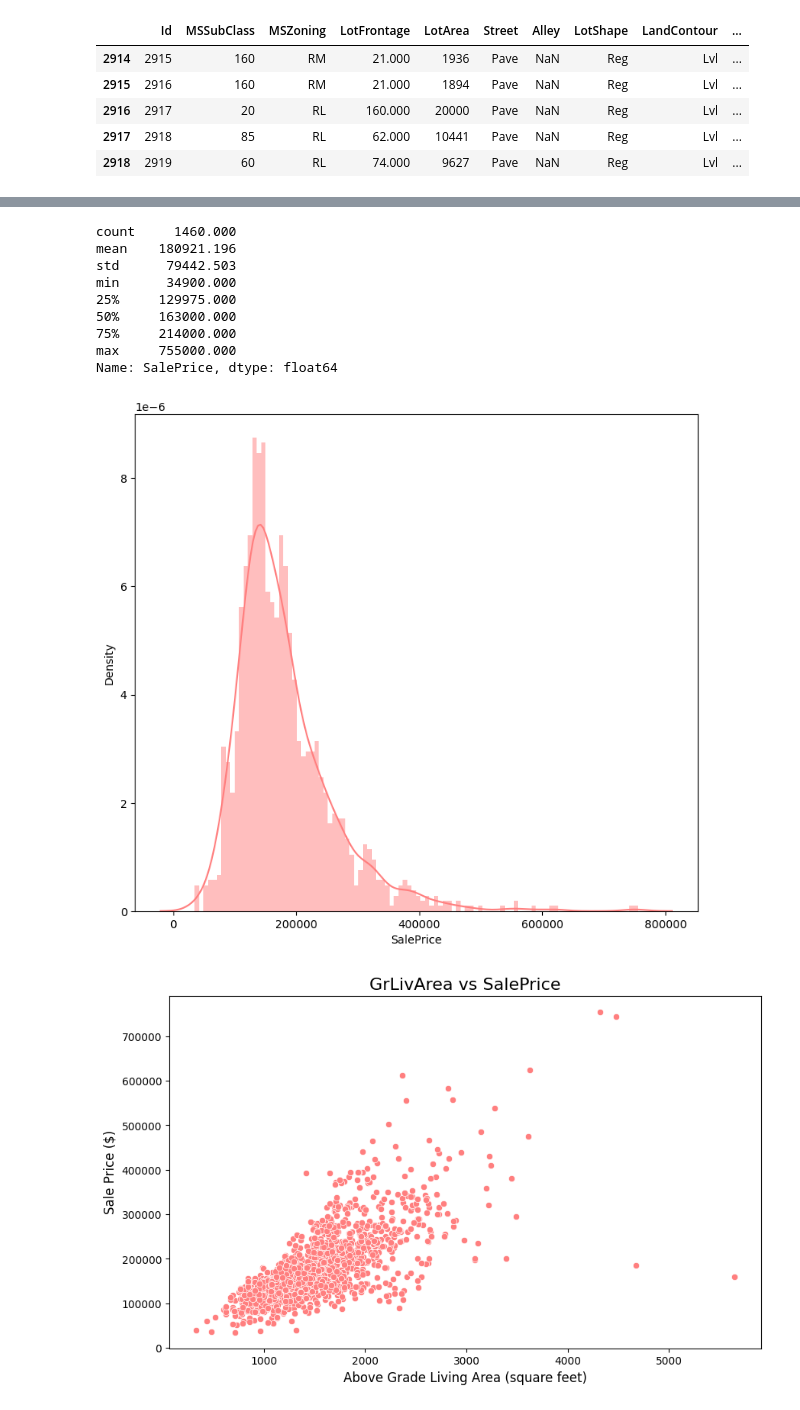
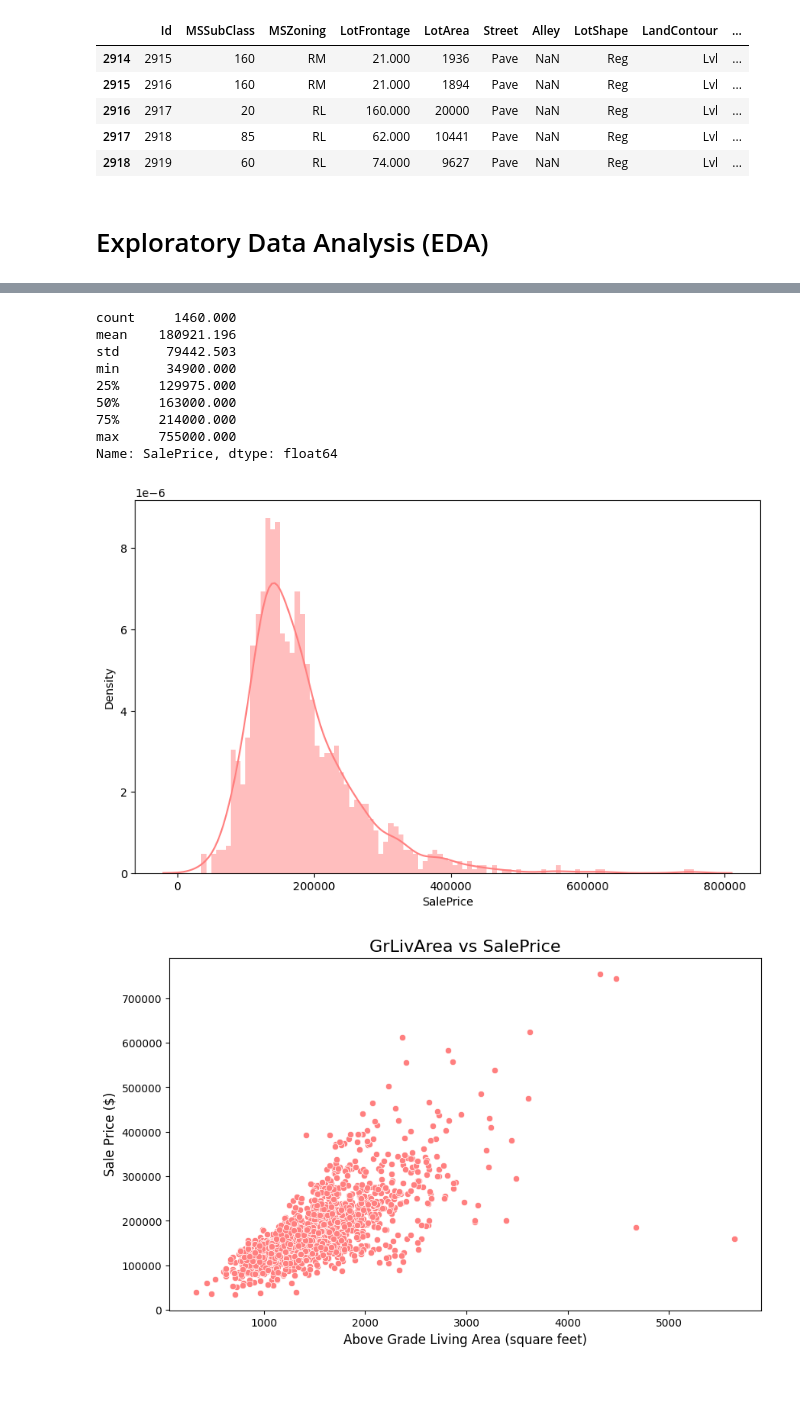
Before and after one commit to busrasurucu/House-Prediction, a Jupyter notebook: house-prediction.ipynb, the cells around one changed output, grey strips where cells are left out. Cells and saved outputs as stored; diff of their text form; code cells hidden in the pictures; blank space fills up the shorter version.

```diff
--- a/house-prediction.ipynb
+++ b/house-prediction.ipynb
@@ -71,6 +177,8 @@ df.tail()
 | 2916 | 2917 | 20 | RL | 160.000 | 20000 | Pave | NaN | Reg | Lvl | ... |
 | 2917 | 2918 | 85 | RL | 62.000 | 10441 | Pave | NaN | Reg | Lvl | ... |
 | 2918 | 2919 | 60 | RL | 74.000 | 9627 | Pave | NaN | Reg | Lvl | ... |
+# %% [markdown]
+# Exploratory Data Analysis (EDA)
 # %%
 def check_df(dataframe, head=5):
     print("##################### Shape #####################")
@@ -108,19 +216,19 @@ YrSold         2006.000  2006.000   2008.000   2010.000   2010.000   2010.000
 SalePrice     34900.000 88000.000 163000.000 326100.000 442567.010 755000.000
 # %%
 print(df['SalePrice'].describe())
-plt.figure(figsize=(9, 8))
+plt.figure(figsize=(10, 6))
 sns.distplot(df['SalePrice'], color= "#FF7F7F", bins=100, hist_kws={'alpha': 0.5});
 # %% [output]
 count     1460.000
 mean    180921.196
 std      79442.503
 min      34900.000
 25%     129975.000
 50%     163000.000
 75%     214000.000
 max     755000.000
 Name: SalePrice, dtype: float64
-[figure, old version]
+[figure, new version]
 # %%
 
 plt.figure(figsize=(10, 6))
```
Also changed, not shown: parts of 25 cells of this notebook.
